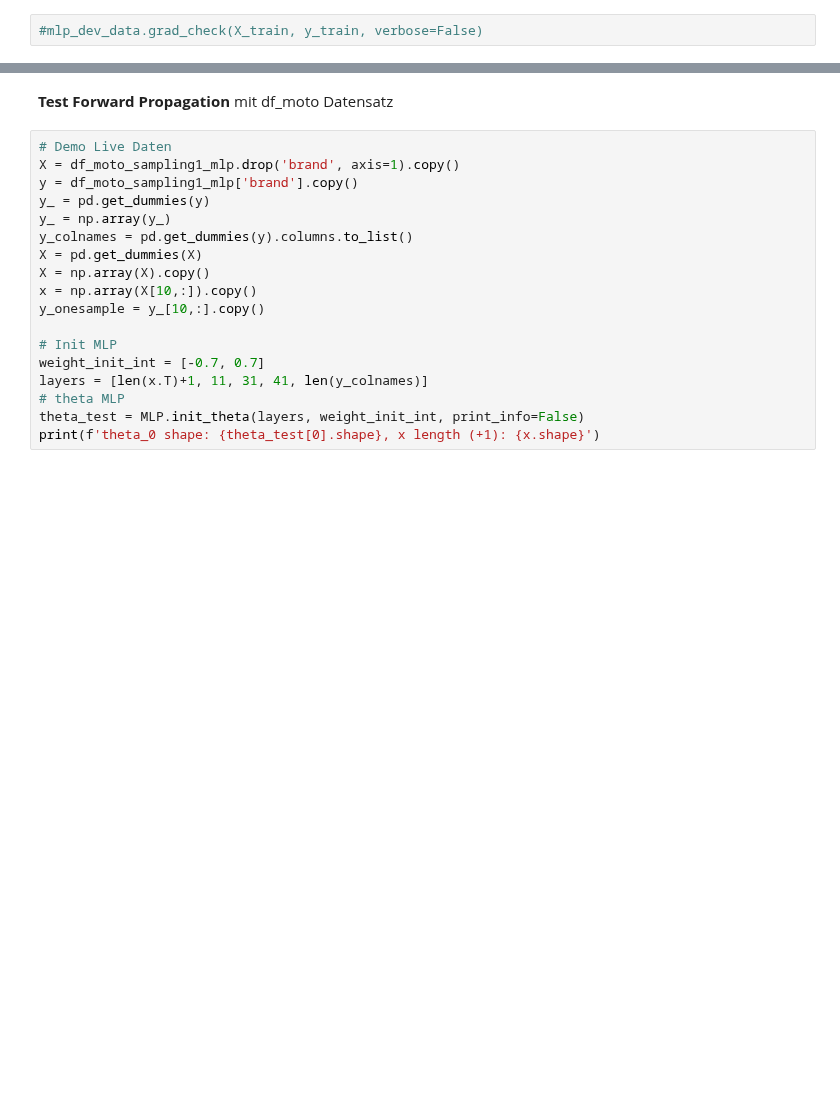
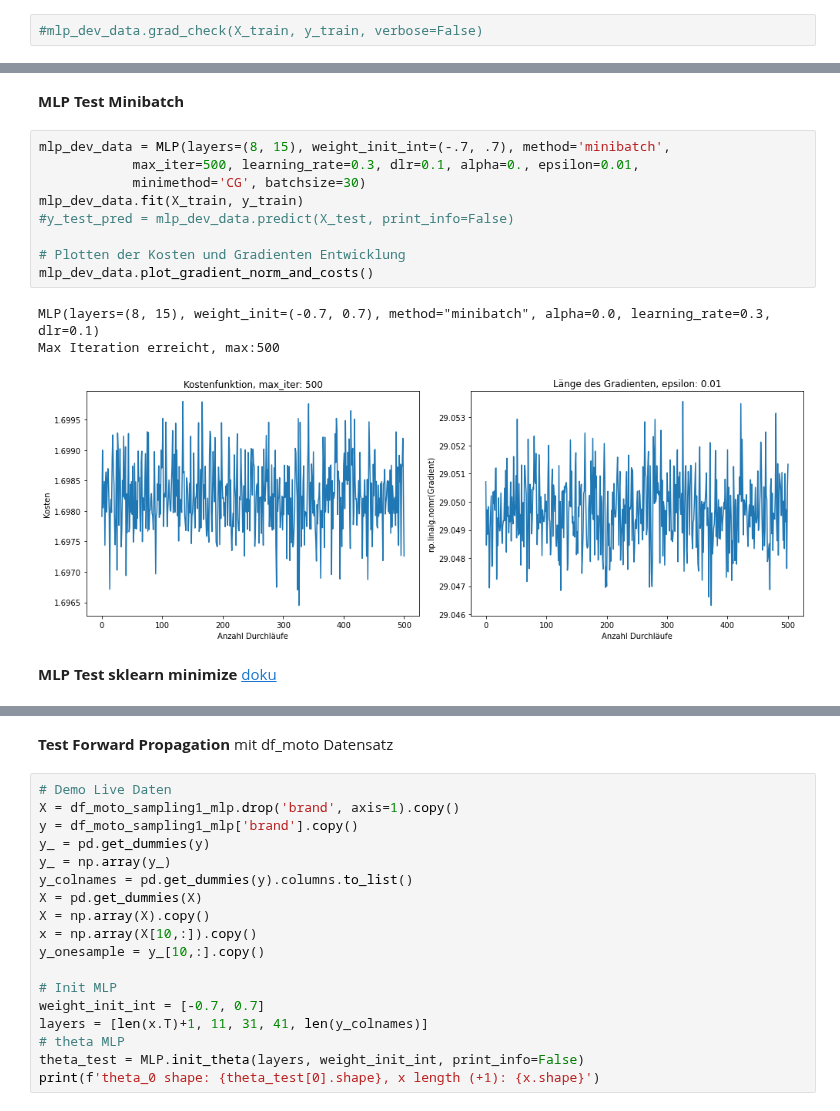
Before and after one commit to rootpi2203/ds_gml, a Jupyter notebook: gml_minichallenge_2/gml_minichallenge_2.ipynb, the cells around one changed output, grey strips where cells are left out. Cells and saved outputs as stored; diff of their text form; blank space fills up the shorter version.

```diff
--- a/gml_minichallenge_2/gml_minichallenge_2.ipynb
+++ b/gml_minichallenge_2/gml_minichallenge_2.ipynb
@@ -1781,0 +1808,17 @@ Für den Gradienten Check muss die Kostenfunktion auf X umgebaut werden, keine s
+# %% [markdown]
+**MLP Test Minibatch**
+# %%
+mlp_dev_data = MLP(layers=(8, 15), weight_init_int=(-.7, .7), method='minibatch',
+            max_iter=500, learning_rate=0.3, dlr=0.1, alpha=0., epsilon=0.01,
+            minimethod='CG', batchsize=30)
+mlp_dev_data.fit(X_train, y_train)
+#y_test_pred = mlp_dev_data.predict(X_test, print_info=False)
+
+# Plotten der Kosten und Gradienten Entwicklung
+mlp_dev_data.plot_gradient_norm_and_costs()
+# %% [output]
+MLP(layers=(8, 15), weight_init=(-0.7, 0.7), method="minibatch", alpha=0.0, learning_rate=0.3, dlr=0.1)
+Max Iteration erreicht, max:500
+[figure, added]
+# %% [markdown]
+**MLP Test sklearn minimize** [doku](https://docs.scipy.org/doc/scipy/reference/generated/scipy.optimize.minimize.html)
```
Also changed, not shown: parts of 24 cells of this notebook.
